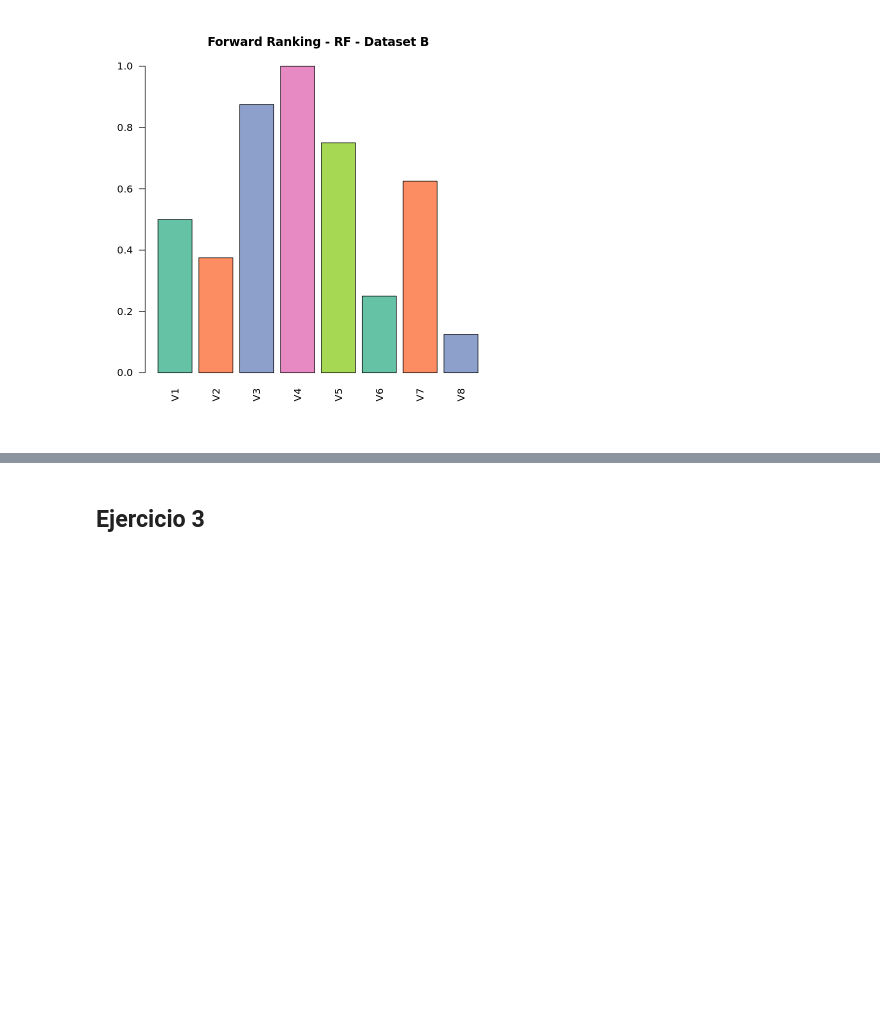
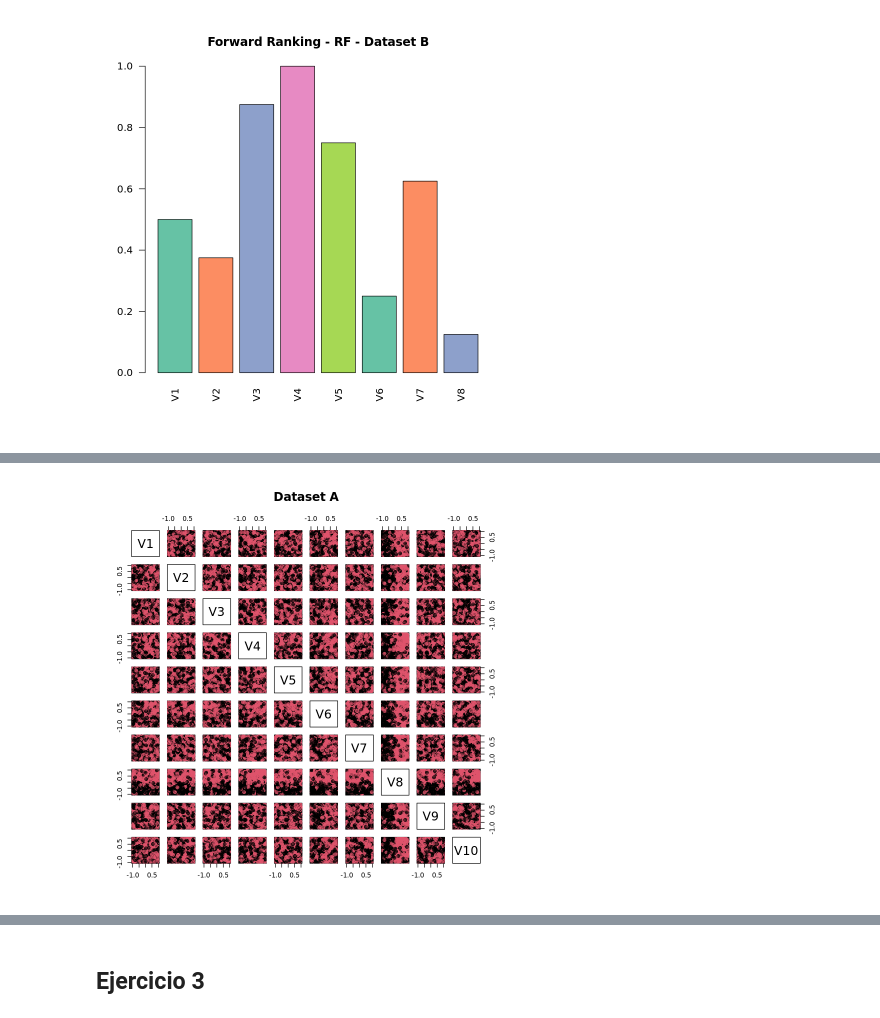
Before and after one commit to natimellino/mineria-de-datos, a Jupyter notebook: TP2.ipynb, the cells around one changed output, grey strips where cells are left out. Cells and saved outputs as stored; diff of their text form; code cells hidden in the pictures; blank space fills up the shorter version.

```diff
--- a/TP2.ipynb
+++ b/TP2.ipynb
@@ -461,0 +476,4 @@ graficar_valores(fw.datos.bw_B, "Forward Ranking - RF - Dataset B")
+# %%
+pairs(datosA[, -11], pch=10, col=datosA[, 11], main="Dataset A")
+# %% [output]
+[figure, added]
```
Also changed, not shown: parts of 4 cells of this notebook.
